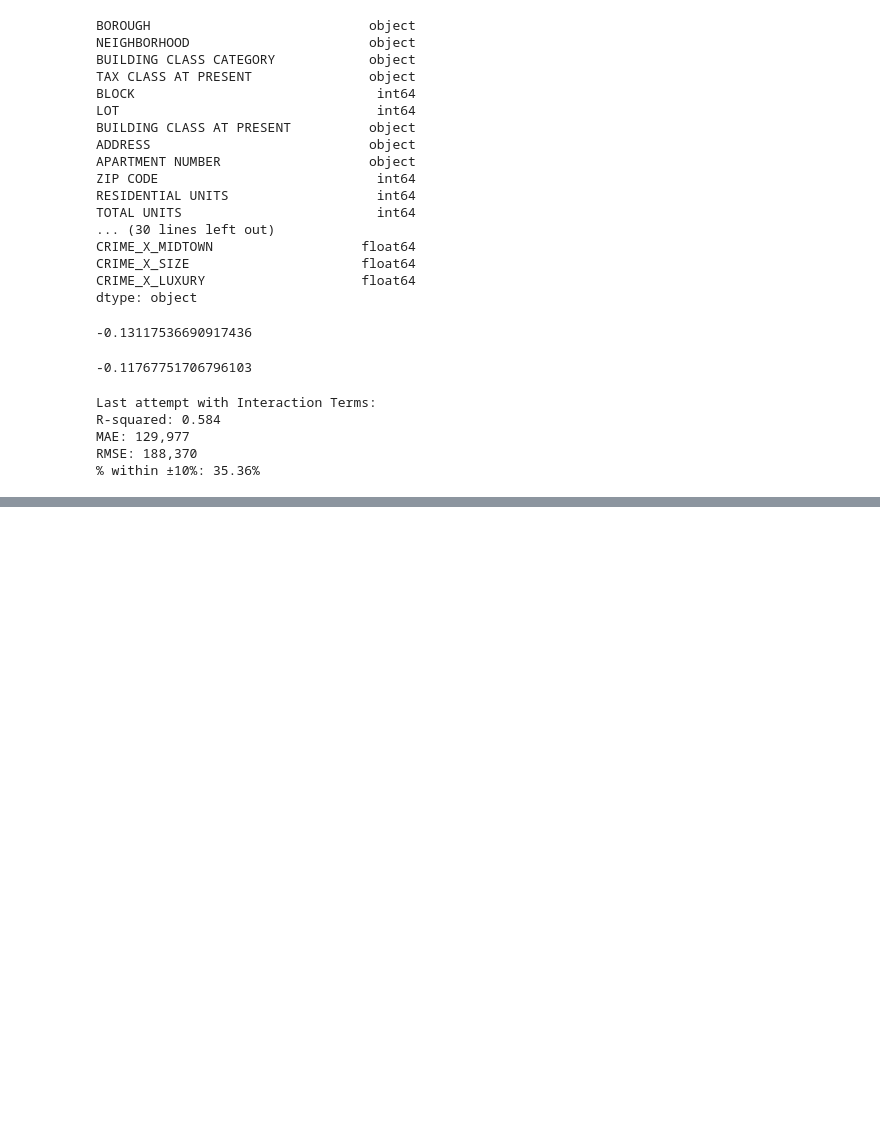
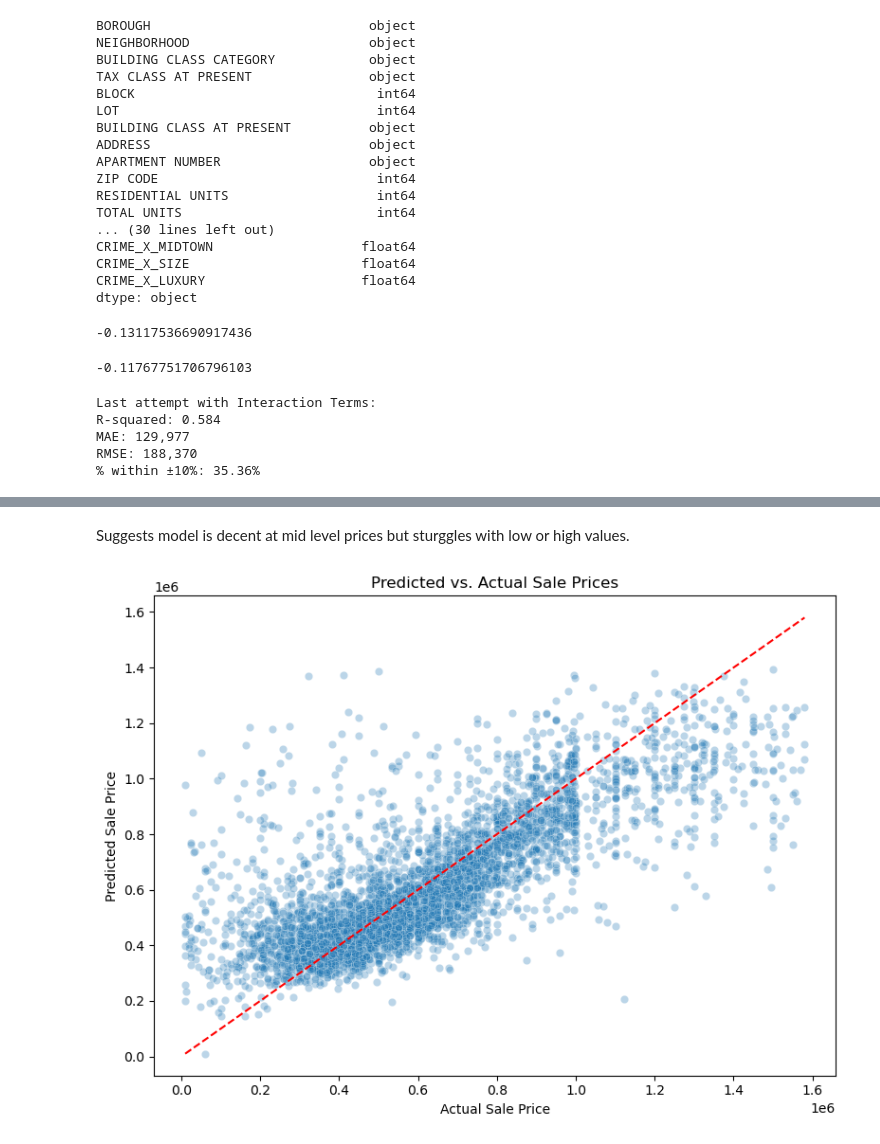
Before and after one commit to spencerpolans/Capstone_Project_2, a Jupyter notebook: Capstone Project 2.ipynb, the cells around one changed output, grey strips where cells are left out. Saved outputs shown, nothing was run; the diff lists cells and outputs as text; code cells hidden in the pictures; blank space fills up the shorter version.

```diff
--- a/Capstone Project 2.ipynb
+++ b/Capstone Project 2.ipynb
@@ -1779,0 +1816,14 @@ RMSE: 188,370
+# %% [markdown]
+Suggests model is decent at mid level prices but sturggles with low or high values.
+# %%
+#asked gpt for code to plot predicted vs acutal sales price
+plt.figure(figsize=(8, 6))
+sns.scatterplot(x=y_test, y=y_pred, alpha=0.3)
+plt.plot([y_test.min(), y_test.max()], [y_test.min(), y_test.max()], '--r')
+plt.xlabel("Actual Sale Price")
+plt.ylabel("Predicted Sale Price")
+plt.title("Predicted vs. Actual Sale Prices")
+plt.tight_layout()
+plt.show()
+# %% [output]
+[figure, added]
```
Also changed, not shown: parts of 36 cells of this notebook, 2 other files.
